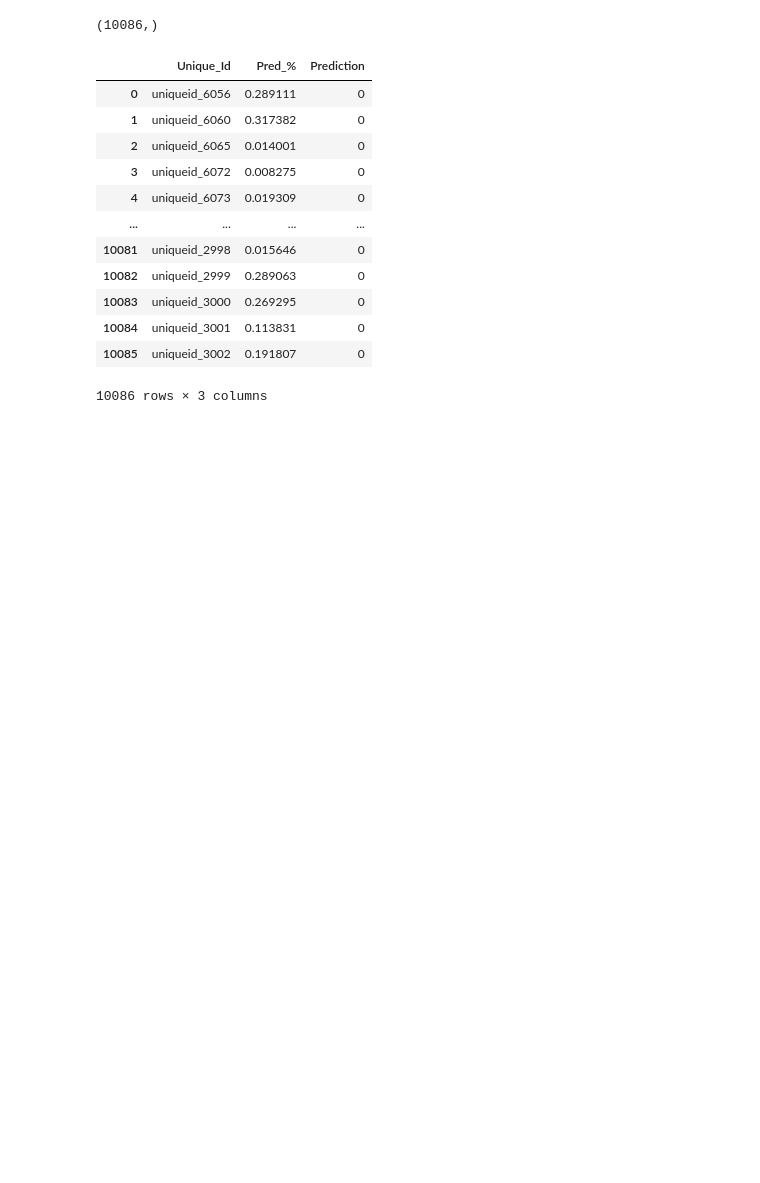
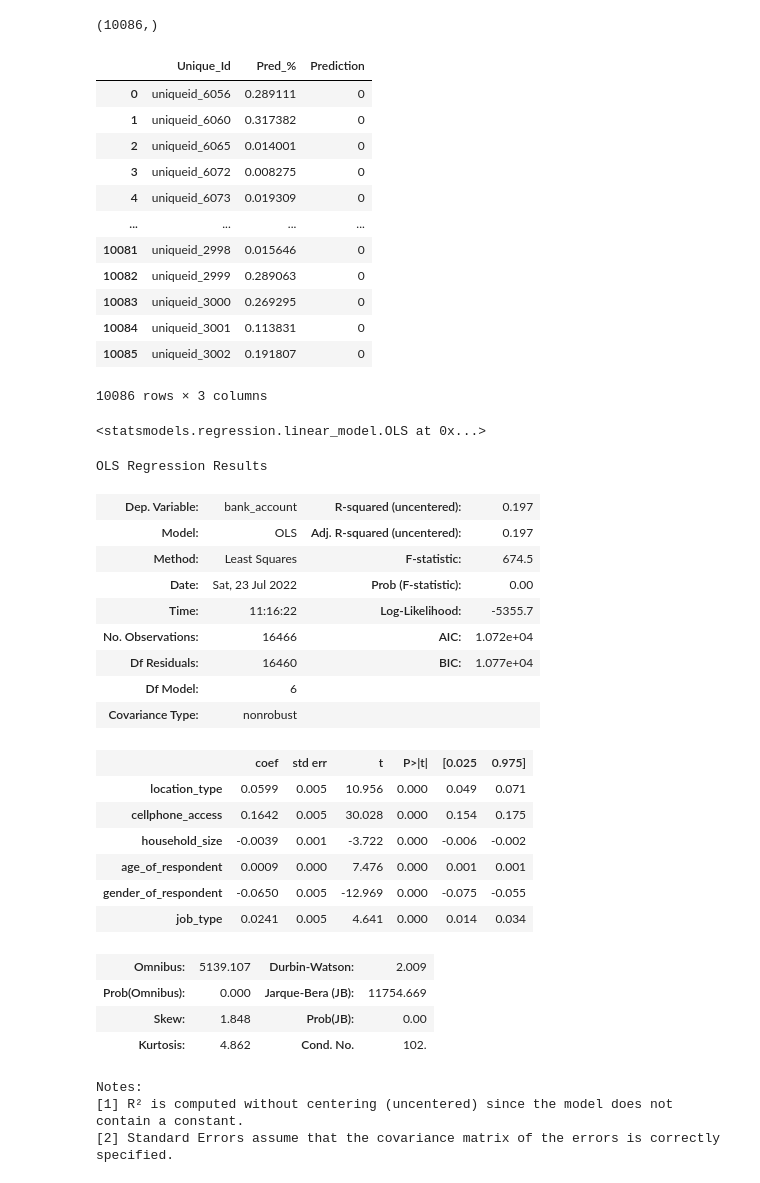
Before and after one commit to Lummy2043/Financial-Inclusion-in-Africa-, a Jupyter notebook: Fin_Inclusion_Africa.ipynb, the cells around one changed output. Drawn from its saved outputs; the diff is of its cells as text; code cells hidden in the pictures; blank space fills up the shorter version.

```diff
--- a/Fin_Inclusion_Africa.ipynb
+++ b/Fin_Inclusion_Africa.ipynb
@@ -899,3 +897,38 @@ submission
 10086 rows × 3 columns
 # %%
 submission.to_csv('Fin_Incl_AfricaII.csv')
+# %%
+reg = sm.OLS(y_train, X_train)
+# %%
+reg
+# %% [output]
+<statsmodels.regression.linear_model.OLS at 0x...>
+# %%
+result = reg.fit()
+# %%
+result.summary()
+# %% [output]
+OLS Regression Results
+| Dep. Variable: | bank_account | R-squared (uncentered): | 0.197 |
+| Model: | OLS | Adj. R-squared (uncentered): | 0.197 |
+| Method: | Least Squares | F-statistic: | 674.5 |
+| Date: | Sat, 23 Jul 2022 | Prob (F-statistic): | 0.00 |
+| Time: | 11:16:22 | Log-Likelihood: | -5355.7 |
+| No. Observations: | 16466 | AIC: | 1.072e+04 |
+| Df Residuals: | 16460 | BIC: | 1.077e+04 |
+| Df Model: | 6 |  |  |
+| Covariance Type: | nonrobust |  |  |
+|  | coef | std err | t | P>|t| | [0.025 | 0.975] |
+| location_type | 0.0599 | 0.005 | 10.956 | 0.000 | 0.049 | 0.071 |
+| cellphone_access | 0.1642 | 0.005 | 30.028 | 0.000 | 0.154 | 0.175 |
+| household_size | -0.0039 | 0.001 | -3.722 | 0.000 | -0.006 | -0.002 |
+| age_of_respondent | 0.0009 | 0.000 | 7.476 | 0.000 | 0.001 | 0.001 |
+| gender_of_respondent | -0.0650 | 0.005 | -12.969 | 0.000 | -0.075 | -0.055 |
+| job_type | 0.0241 | 0.005 | 4.641 | 0.000 | 0.014 | 0.034 |
+| Omnibus: | 5139.107 | Durbin-Watson: | 2.009 |
+| Prob(Omnibus): | 0.000 | Jarque-Bera (JB): | 11754.669 |
+| Skew: | 1.848 | Prob(JB): | 0.00 |
+| Kurtosis: | 4.862 | Cond. No. | 102. |
+Notes:
+[1] R² is computed without centering (uncentered) since the model does not contain a constant.
+[2] Standard Errors assume that the covariance matrix of the errors is correctly specified.
```
Also changed, not shown: parts of 14 cells of this notebook.
